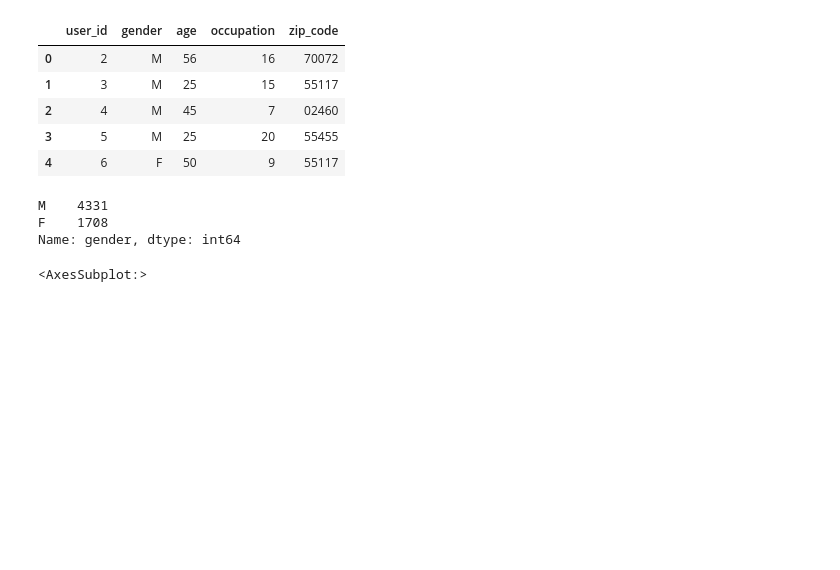
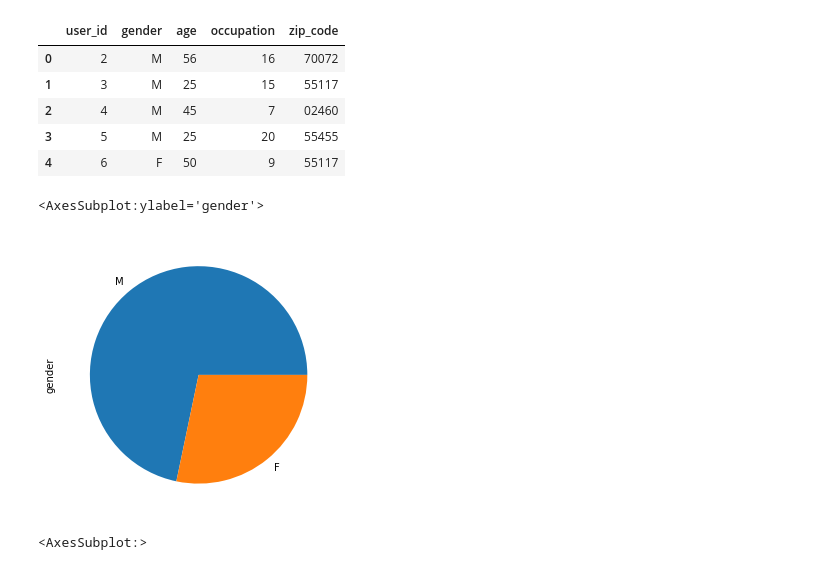
Before and after one commit to haiconmeo/recommendation-system, a Jupyter notebook: Movielen.ipynb, the cells around one changed output. Drawn from its saved outputs; the diff is of its cells as text; code cells hidden in the pictures; blank space fills up the shorter version.

```diff
--- a/Movielen.ipynb
+++ b/Movielen.ipynb
@@ -60,11 +60,10 @@ user.head()
 | 3 | 5 | M | 25 | 20 | 55455 |
 | 4 | 6 | F | 50 | 9 | 55117 |
 # %%
-user['gender'].value_counts()
+user['gender'].value_counts().plot.pie(y='mass', figsize=(5, 5))
 # %% [output]
-M    4331
-F    1708
-Name: gender, dtype: int64
+<AxesSubplot:ylabel='gender'>
+[figure, added]
 # %%
 user['age'].hist()
 # %% [output]
```
Also changed, not shown: parts of 2 cells of this notebook, 1 other file.
